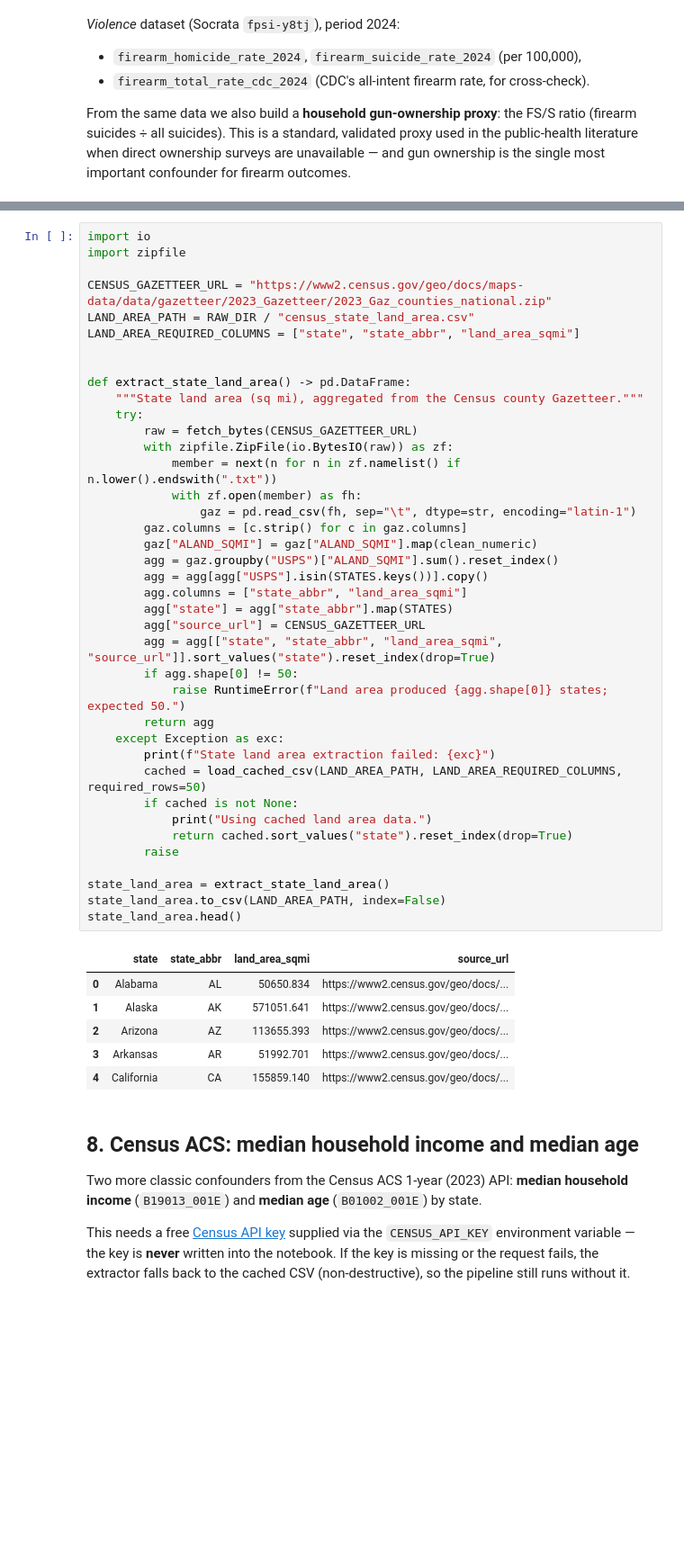
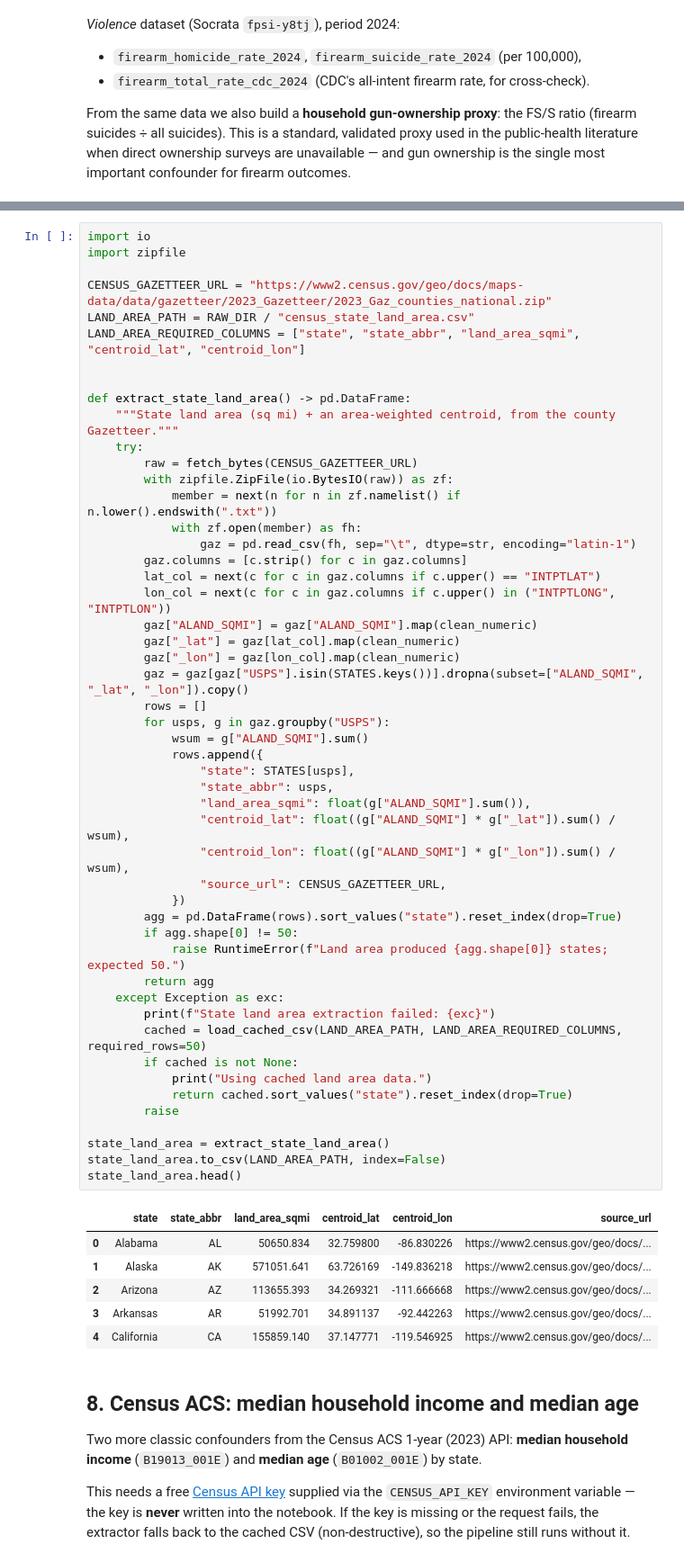
Before and after one commit to DiogoRibeiro7/religiosity-us-outcomes, a Jupyter notebook: notebooks/01_extract_public_data.ipynb, the cells around one changed output, grey strips where cells are left out. Shown at 90% size. Cells and saved outputs as stored; diff of their text form; blank space fills up the shorter version.

```diff
--- a/notebooks/01_extract_public_data.ipynb
+++ b/notebooks/01_extract_public_data.ipynb
@@ -1013,47 +1013,58 @@ import io
 import zipfile
 
 CENSUS_GAZETTEER_URL = "https://www2.census.gov/geo/docs/maps-data/data/gazetteer/2023_Gazetteer/2023_Gaz_counties_national.zip"
 LAND_AREA_PATH = RAW_DIR / "census_state_land_area.csv"
-LAND_AREA_REQUIRED_COLUMNS = ["state", "state_abbr", "land_area_sqmi"]
+LAND_AREA_REQUIRED_COLUMNS = ["state", "state_abbr", "land_area_sqmi", "centroid_lat", "centroid_lon"]
 
 
 def extract_state_land_area() -> pd.DataFrame:
-    """State land area (sq mi), aggregated from the Census county Gazetteer."""
+    """State land area (sq mi) + an area-weighted centroid, from the county Gazetteer."""
     try:
         raw = fetch_bytes(CENSUS_GAZETTEER_URL)
         with zipfile.ZipFile(io.BytesIO(raw)) as zf:
             member = next(n for n in zf.namelist() if n.lower().endswith(".txt"))
             with zf.open(member) as fh:
                 gaz = pd.read_csv(fh, sep="\t", dtype=str, encoding="latin-1")
         gaz.columns = [c.strip() for c in gaz.columns]
+        lat_col = next(c for c in gaz.columns if c.upper() == "INTPTLAT")
+        lon_col = next(c for c in gaz.columns if c.upper() in ("INTPTLONG", "INTPTLON"))
         gaz["ALAND_SQMI"] = gaz["ALAND_SQMI"].map(clean_numeric)
-        agg = gaz.groupby("USPS")["ALAND_SQMI"].sum().reset_index()
-        agg = agg[agg["USPS"].isin(STATES.keys())].copy()
-        agg.columns = ["state_abbr", "land_area_sqmi"]
-        agg["state"] = agg["state_abbr"].map(STATES)
-        agg["source_url"] = CENSUS_GAZETTEER_URL
-        agg = agg[["state", "state_abbr", "land_area_sqmi", "source_url"]].sort_values("state").reset_index(drop=True)
+        gaz["_lat"] = gaz[lat_col].map(clean_numeric)
+        gaz["_lon"] = gaz[lon_col].map(clean_numeric)
+        gaz = gaz[gaz["USPS"].isin(STATES.keys())].dropna(subset=["ALAND_SQMI", "_lat", "_lon"]).copy()
+        rows = []
+        for usps, g in gaz.groupby("USPS"):
+            wsum = g["ALAND_SQMI"].sum()
+            rows.append({
+                "state": STATES[usps],
+                "state_abbr": usps,
+                "land_area_sqmi": float(g["ALAND_SQMI"].sum()),
+                "centroid_lat": float((g["ALAND_SQMI"] * g["_lat"]).sum() / wsum),
+                "centroid_lon": float((g["ALAND_SQMI"] * g["_lon"]).sum() / wsum),
+                "source_url": CENSUS_GAZETTEER_URL,
+            })
+        agg = pd.DataFrame(rows).sort_values("state").reset_index(drop=True)
         if agg.shape[0] != 50:
             raise RuntimeError(f"Land area produced {agg.shape[0]} states; expected 50.")
         return agg
     except Exception as exc:
         print(f"State land area extraction failed: {exc}")
         cached = load_cached_csv(LAND_AREA_PATH, LAND_AREA_REQUIRED_COLUMNS, required_rows=50)
         if cached is not None:
             print("Using cached land area data.")
             return cached.sort_values("state").reset_index(drop=True)
         raise
 
 state_land_area = extract_state_land_area()
 state_land_area.to_csv(LAND_AREA_PATH, index=False)
 state_land_area.head()
 # %% [output]
-|  | state | state_abbr | land_area_sqmi | source_url |
-| 0 | Alabama | AL | 50650.834 | https://www2.census.gov/geo/docs/... |
-| 1 | Alaska | AK | 571051.641 | https://www2.census.gov/geo/docs/... |
-| 2 | Arizona | AZ | 113655.393 | https://www2.census.gov/geo/docs/... |
-| 3 | Arkansas | AR | 51992.701 | https://www2.census.gov/geo/docs/... |
-| 4 | California | CA | 155859.140 | https://www2.census.gov/geo/docs/... |
+|  | state | state_abbr | land_area_sqmi | centroid_lat | centroid_lon | source_url |
+| 0 | Alabama | AL | 50650.834 | 32.759800 | -86.830226 | https://www2.census.gov/geo/docs/... |
+| 1 | Alaska | AK | 571051.641 | 63.726169 | -149.836218 | https://www2.census.gov/geo/docs/... |
+| 2 | Arizona | AZ | 113655.393 | 34.269321 | -111.666668 | https://www2.census.gov/geo/docs/... |
+| 3 | Arkansas | AR | 51992.701 | 34.891137 | -92.442263 | https://www2.census.gov/geo/docs/... |
+| 4 | California | CA | 155859.140 | 37.147771 | -119.546925 | https://www2.census.gov/geo/docs/... |
 # %% [markdown]
 ## 8. Census ACS: median household income and median age
 
```
Also changed, not shown: parts of 2 cells of this notebook, 23 other files.
